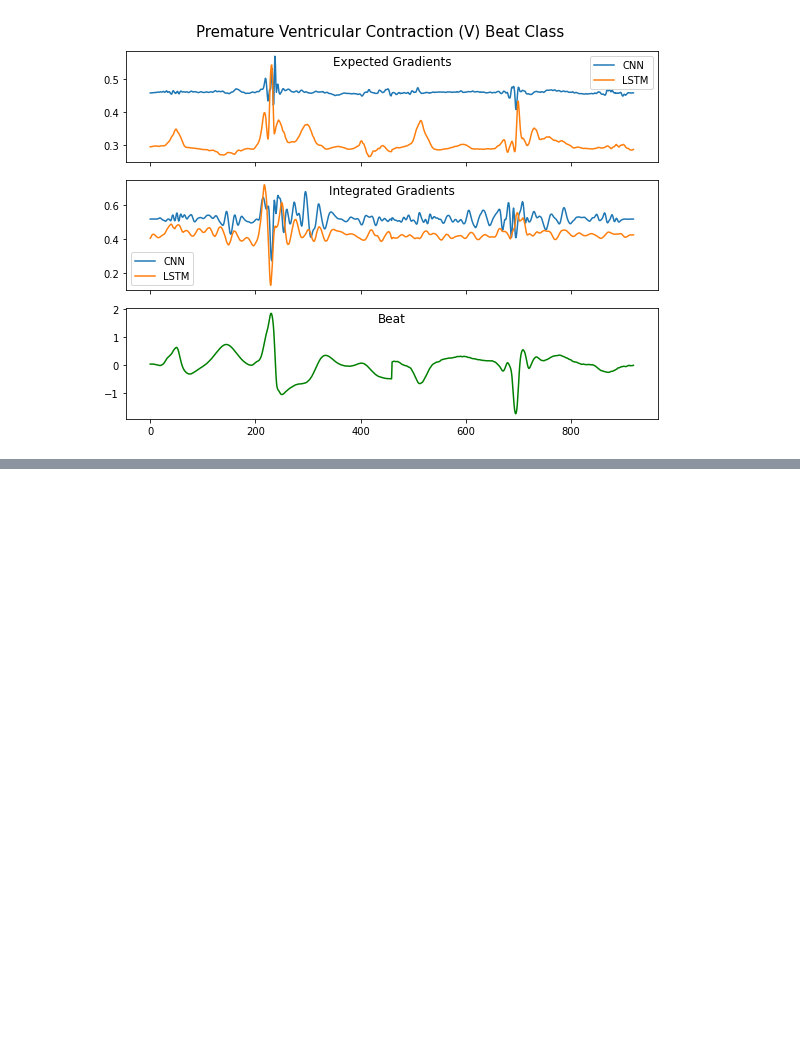
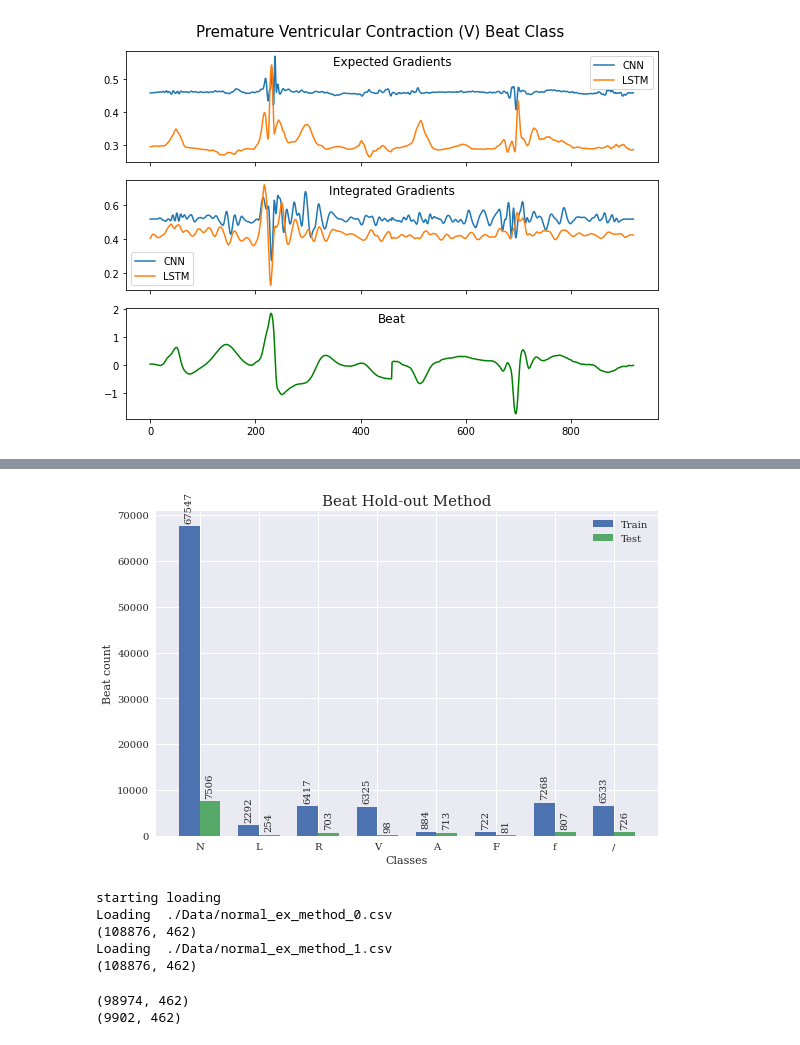
Before and after one commit to anurajt-cloud/level4_dissertation, a Jupyter notebook: graphs.ipynb, the cells around one changed output, grey strips where cells are left out. Saved outputs shown, nothing was run; the diff lists cells and outputs as text; code cells hidden in the pictures; blank space fills up the shorter version.

Commit message:
created dis graphs

```diff
--- a/graphs.ipynb
+++ b/graphs.ipynb
@@ -633,0 +605,73 @@ Counter({1.0: 7506,
+# %%
+labels = ['N','L','R','V','A','F','f','/']
+# %%
+train_count = list(counters_train.values())
+test_count = list(counters_test.values())
+# %%
+x = np.arange(1,len(labels)+1)  # the label locations
+width = 0.35  # the width of the bars
+plt.style.use('seaborn')
+plt.rcParams.update({'font.family':'serif'})
+fig, ax = plt.subplots()
+rects1 = ax.bar(x - width/2, train_count, width, label='Train')
+rects2 = ax.bar(x + width/2, test_count, width, label='Test')
+# Add some text for labels, title and custom x-axis tick labels, etc.
+ax.set_ylabel('Beat count', fontsize=11)
+ax.set_xlabel('Classes', fontsize=11)
+ax.set_title('Beat Hold-out Method', fontsize=15)
+ax.set_xticks(x, labels)
+ax.legend()
+
+ax.bar_label(rects1, padding=3, rotation=90, fontsize=10)
+ax.bar_label(rects2, padding=3, rotation=90, fontsize=10)
+
+fig.tight_layout()
+# plt.savefig("./images/phom.png", dpi=300)
+plt.show()
+# %% [output]
+[figure, added]
+# %%
+print("starting loading")
+channel_1_data = np.empty(shape=[0, 462])
+
+c1_data = glob.glob('./Data/normal_ex_method_0.csv')
+
+for j in c1_data:
+    print('Loading ', j)
+    csvrows = np.loadtxt(j, delimiter=',')
+    channel_1_data = np.append(channel_1_data, csvrows, axis=0)
+
+print(channel_1_data.shape)
+
+channel_2_data = np.empty(shape=[0, 462])
+
+c2_data = glob.glob('./Data/normal_ex_method_1.csv')
+
+for j in c2_data:
+    print('Loading ', j)
+    csvrows = np.loadtxt(j, delimiter=',')
+    channel_2_data = np.append(channel_2_data, csvrows, axis=0)
+
+print(channel_2_data.shape)
+# %% [output]
+starting loading
+Loading  ./Data/normal_ex_method_0.csv
+(108876, 462)
+Loading  ./Data/normal_ex_method_1.csv
+(108876, 462)
+# %%
+patient_number = [116,106,107, 207, 231]
+
+indexes = np.array([], dtype=np.int64)
+
+for p in patient_number:
+    indexes = np.append(indexes,np.where(channel_1_data[:,-1]==p)[0], axis=0)
+    # Seperating the train and testing data
+test_patients = channel_1_data[indexes]
+train_patients = np.delete(channel_1_data, indexes, axis=0)
+
+print(train_patients.shape)
+print(test_patients.shape)
+# %% [output]
+(98974, 462)
+(9902, 462)
```
Also changed, not shown: parts of 9 cells of this notebook.
